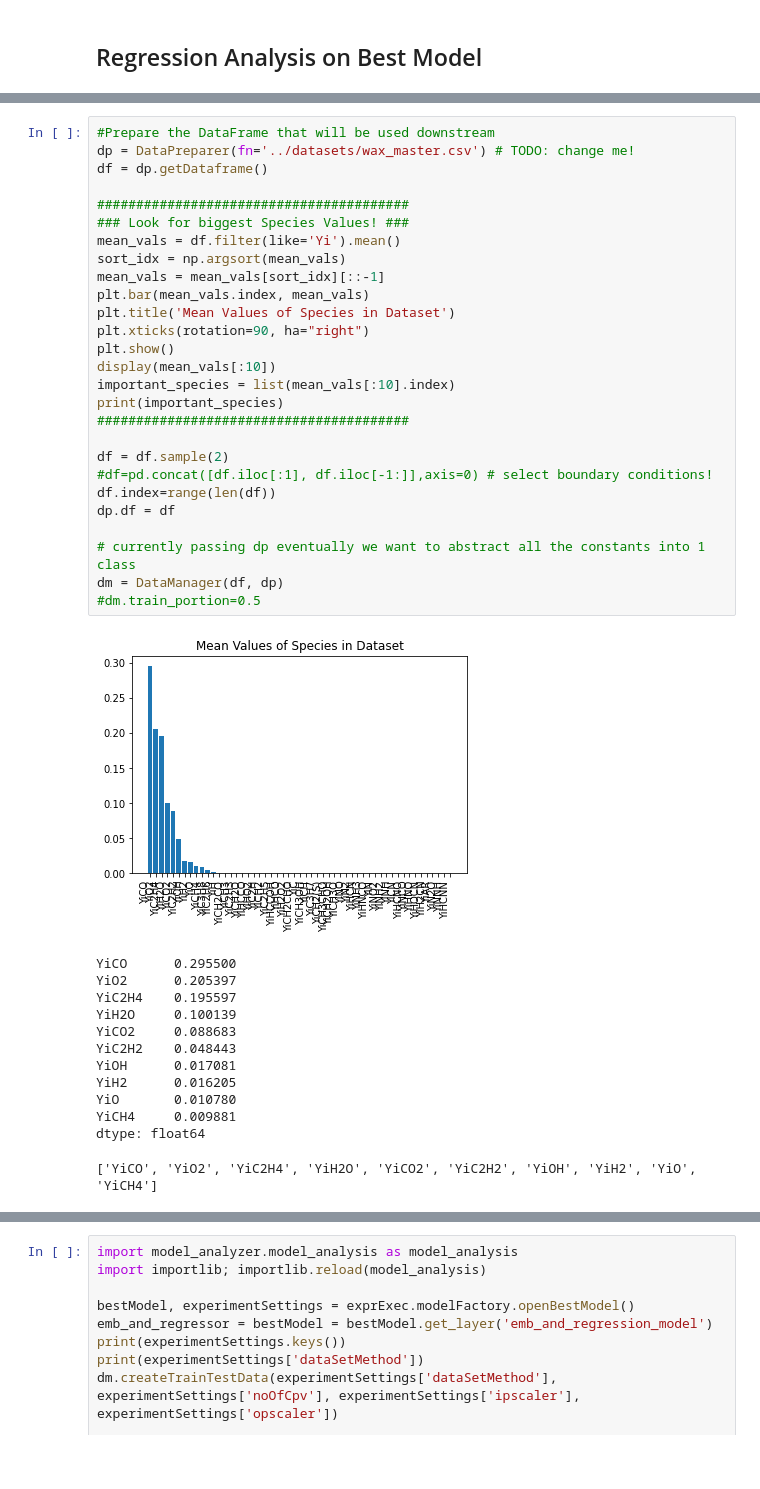
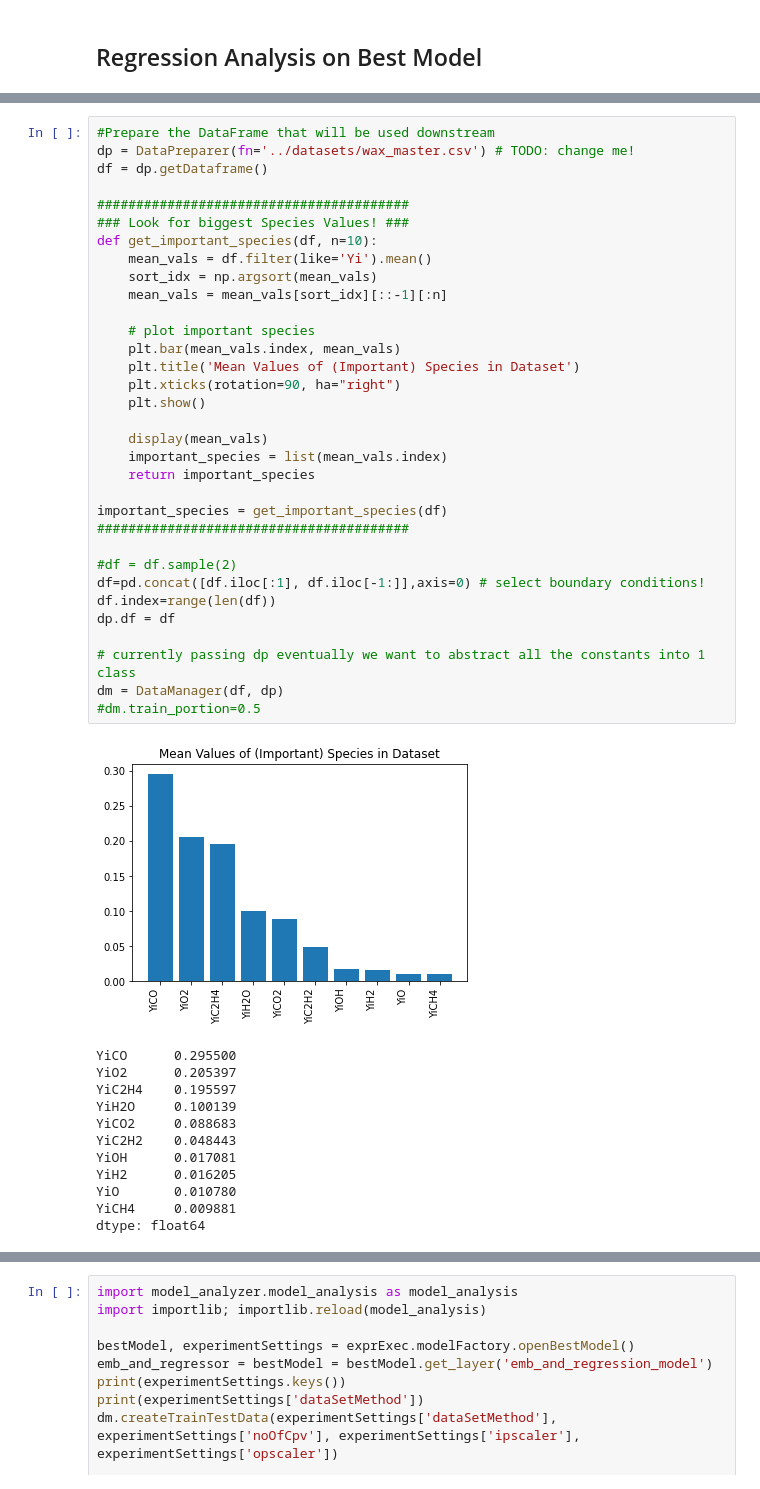
Before and after one commit to amolsalunkhe/ChemTab, a Jupyter notebook: src/BC_Model_Evaluation.ipynb, the cells around one changed output, grey strips where cells are left out. Saved outputs shown, nothing was run; the diff lists cells and outputs as text; blank space fills up the shorter version.

```diff
--- a/src/BC_Model_Evaluation.ipynb
+++ b/src/BC_Model_Evaluation.ipynb
@@ -27,32 +31,38 @@ assert pd.__path__[0]!='/opt/anaconda/lib/python3.8/site-packages/pandas', 'Erro
 # %%
 #Prepare the DataFrame that will be used downstream
 dp = DataPreparer(fn='../datasets/wax_master.csv') # TODO: change me!
 df = dp.getDataframe()
 
 ########################################
 ### Look for biggest Species Values! ###
-mean_vals = df.filter(like='Yi').mean()
-sort_idx = np.argsort(mean_vals)
-mean_vals = mean_vals[sort_idx][::-1]
-plt.bar(mean_vals.index, mean_vals)
-plt.title('Mean Values of Species in Dataset')
-plt.xticks(rotation=90, ha="right")
-plt.show()
-display(mean_vals[:10])
-important_species = list(mean_vals[:10].index)
-print(important_species)
+def get_important_species(df, n=10):
+    mean_vals = df.filter(like='Yi').mean()
+    sort_idx = np.argsort(mean_vals)
+    mean_vals = mean_vals[sort_idx][::-1][:n]
+
+    # plot important species
+    plt.bar(mean_vals.index, mean_vals)
+    plt.title('Mean Values of (Important) Species in Dataset')
+    plt.xticks(rotation=90, ha="right")
+    plt.show()
+
+    display(mean_vals)
+    important_species = list(mean_vals.index)
+    return important_species
+
+important_species = get_important_species(df)
 ########################################
 
-df = df.sample(2)
-#df=pd.concat([df.iloc[:1], df.iloc[-1:]],axis=0) # select boundary conditions!
+#df = df.sample(2)
+df=pd.concat([df.iloc[:1], df.iloc[-1:]],axis=0) # select boundary conditions!
 df.index=range(len(df))
 dp.df = df
 
 # currently passing dp eventually we want to abstract all the constants into 1 class
 dm = DataManager(df, dp)
 #dm.train_portion=0.5
 # %% [output]
-[figure, old version]
+[figure, new version]
 YiCO      0.295500
 YiO2      0.205397
 YiC2H4    0.195597
@@ -64,7 +74,6 @@ YiH2      0.016205
 YiO       0.010780
 YiCH4     0.009881
 dtype: float64
-['YiCO', 'YiO2', 'YiC2H4', 'YiH2O', 'YiCO2', 'YiC2H2', 'YiOH', 'YiH2', 'YiO', 'YiCH4']
 # %%
 """ prepare PCDNNV2 for loading (from prior experiments) """
 
```
Also changed, not shown: parts of 6 cells of this notebook.
